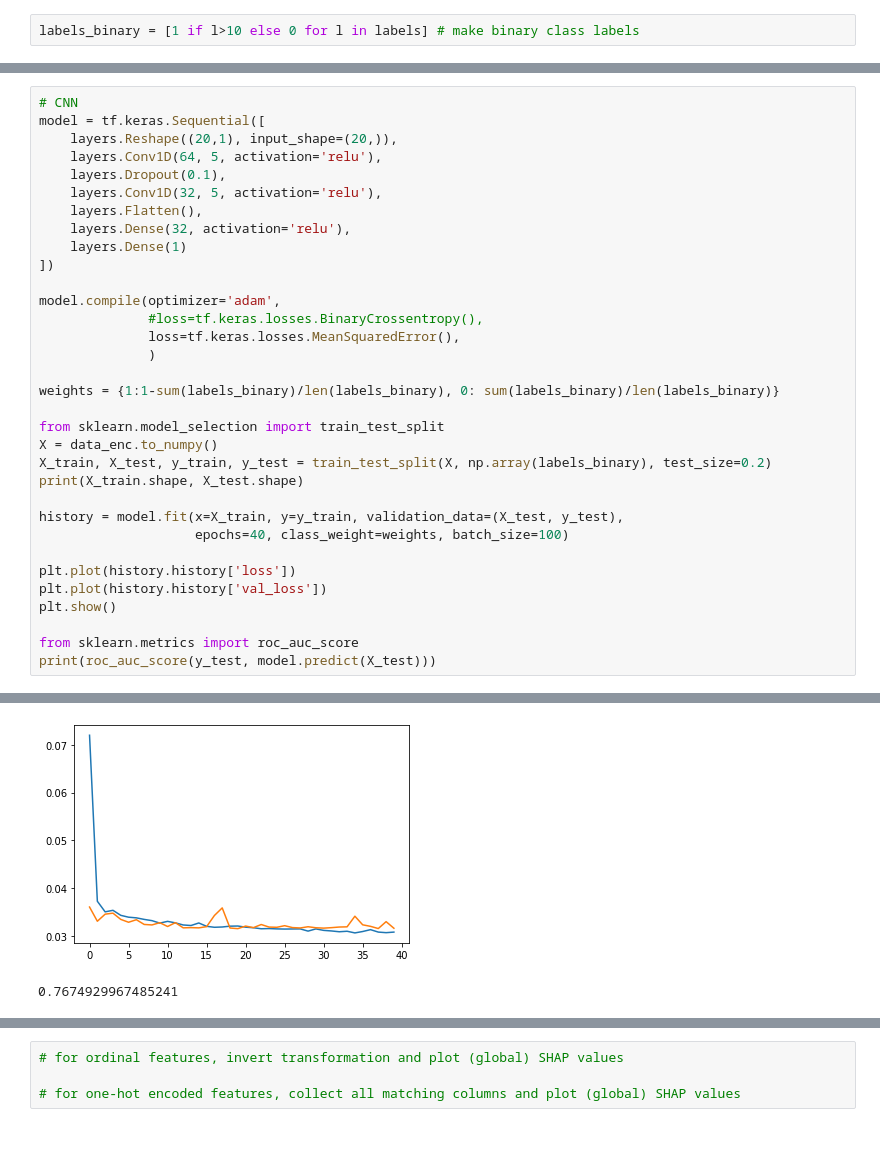
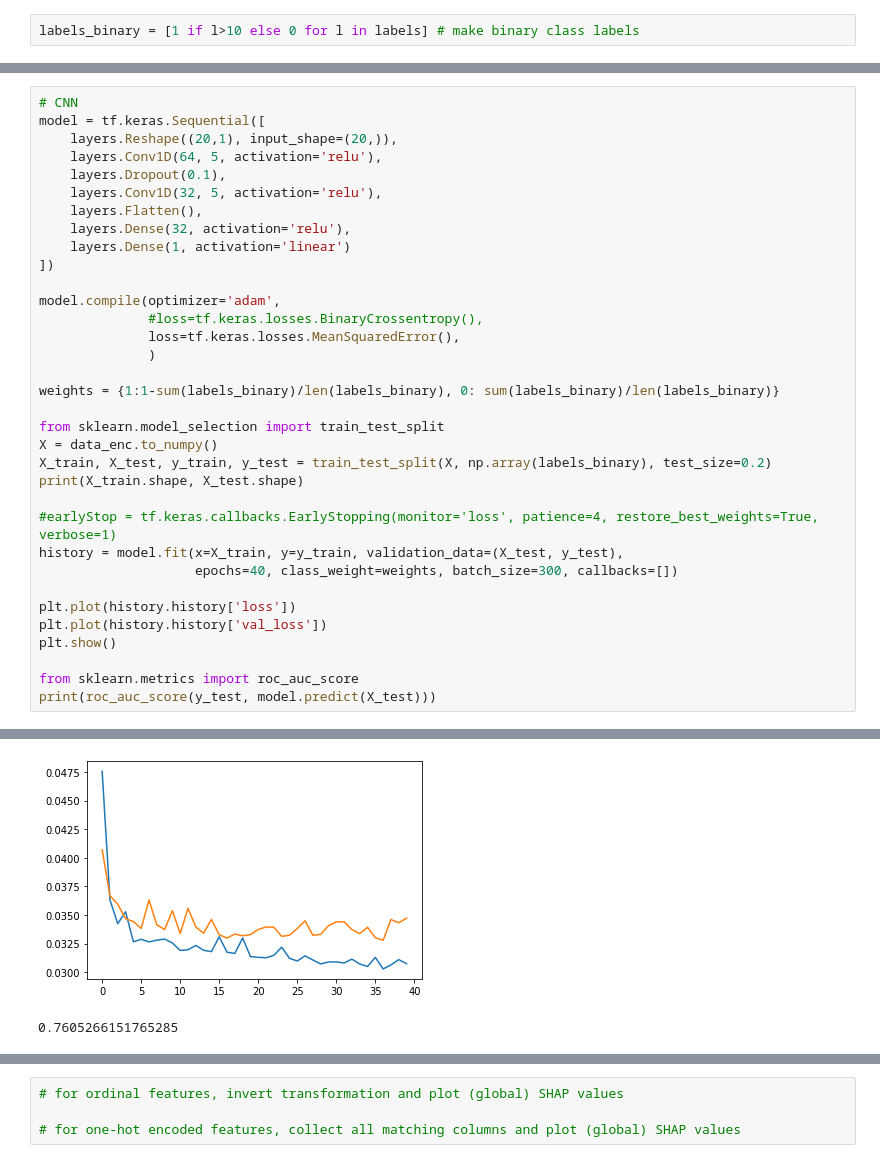
Before and after one commit to florianst/datascience_side, a Jupyter notebook: radon.ipynb, the cells around one changed output, grey strips where cells are left out. Drawn from its saved outputs; the diff is of its cells as text.

```diff
--- a/radon.ipynb
+++ b/radon.ipynb
@@ -177,7 +186,7 @@ model = tf.keras.Sequential([
     layers.Conv1D(32, 5, activation='relu'),
     layers.Flatten(),
     layers.Dense(32, activation='relu'),
-    layers.Dense(1)
+    layers.Dense(1, activation='linear')
 ])
 
 model.compile(optimizer='adam',
@@ -192,8 +201,9 @@ X = data_enc.to_numpy()
 X_train, X_test, y_train, y_test = train_test_split(X, np.array(labels_binary), test_size=0.2)
 print(X_train.shape, X_test.shape)
 
+#earlyStop = tf.keras.callbacks.EarlyStopping(monitor='loss', patience=4, restore_best_weights=True, verbose=1)
 history = model.fit(x=X_train, y=y_train, validation_data=(X_test, y_test),
-                    epochs=40, class_weight=weights, batch_size=100)
+                    epochs=40, class_weight=weights, batch_size=300, callbacks=[])
 
 plt.plot(history.history['loss'])
 plt.plot(history.history['val_loss'])
@@ -222,5 +232,5 @@ Epoch 40/40
-[figure, old version]
+[figure, new version]
-0.7674929967485241
+0.7605266151765285
 # %%
 # explain using SHAP
 import shap
```
Also changed, not shown: parts of 8 cells of this notebook.
